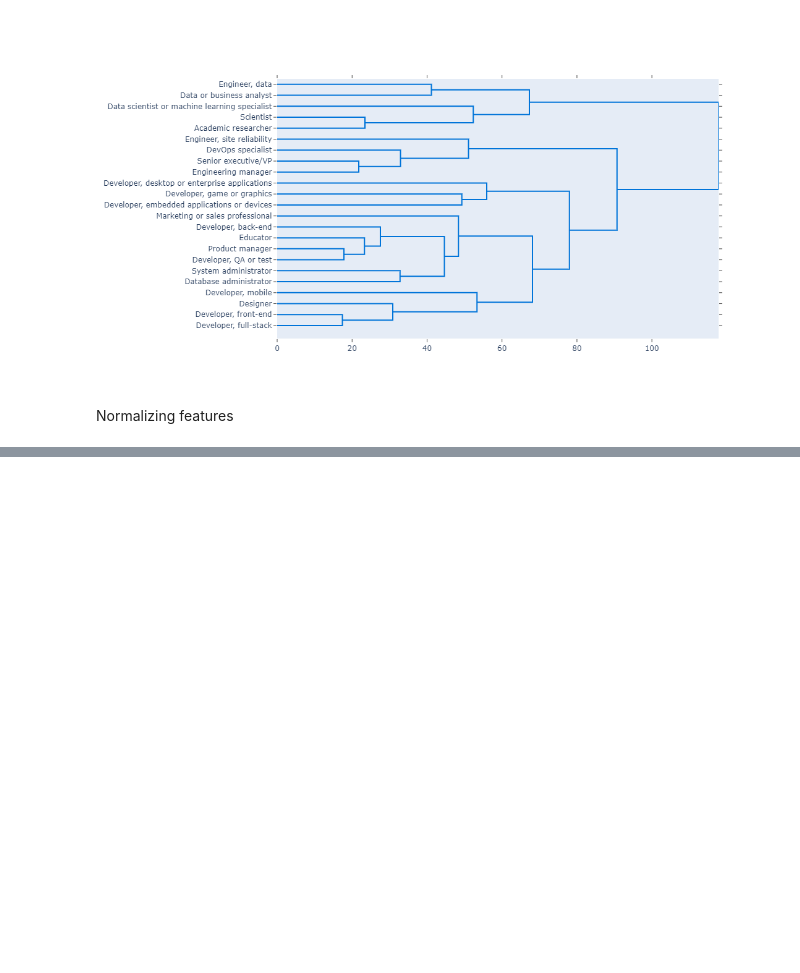
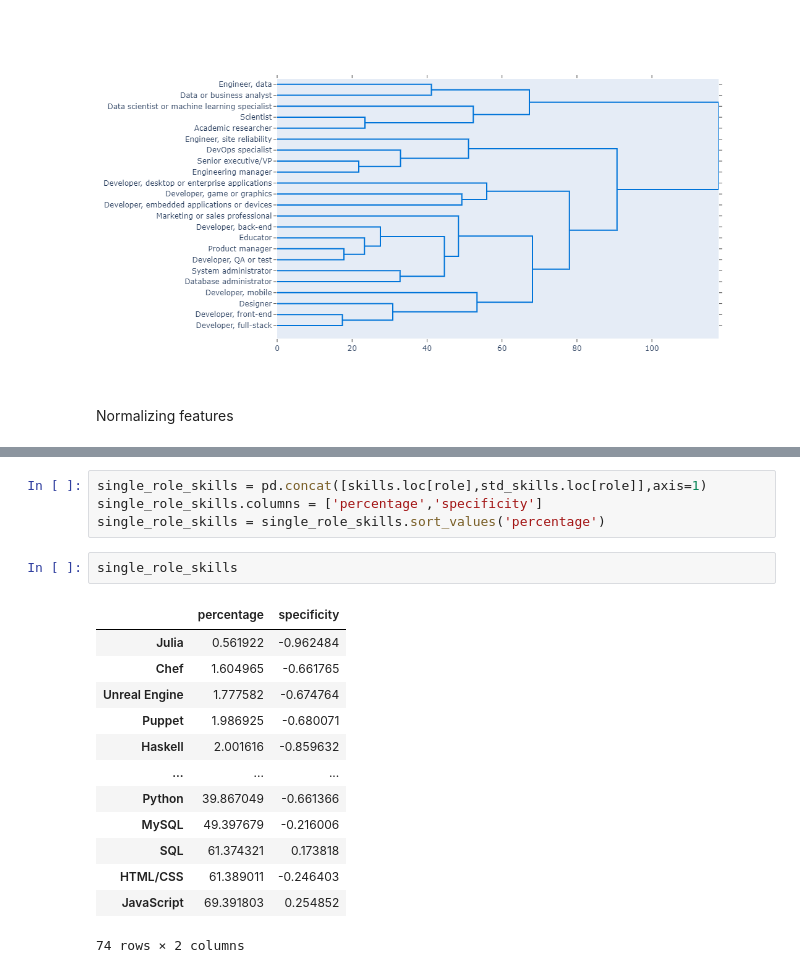
Before and after one commit to fadyelgawly92/ITI_ds_live, a Jupyter notebook: notebooks/01_analytics.ipynb, the cells around one changed output, grey strips where cells are left out. Drawn from its saved outputs; the diff is of its cells as text; blank space fills up the shorter version.

```diff
--- a/notebooks/02_exploration.ipynb
+++ b/notebooks/01_analytics.ipynb
@@ -213,0 +285,20 @@ Normalizing features
+# %%
+single_role_skills = pd.concat([skills.loc[role],std_skills.loc[role]],axis=1)
+single_role_skills.columns = ['percentage','specificity']
+single_role_skills = single_role_skills.sort_values('percentage')
+# %%
+single_role_skills
+# %% [output]
+|  | percentage | specificity |
+| Julia | 0.561922 | -0.962484 |
+| Chef | 1.604965 | -0.661765 |
+| Unreal Engine | 1.777582 | -0.674764 |
+| Puppet | 1.986925 | -0.680071 |
+| Haskell | 2.001616 | -0.859632 |
+| ... | ... | ... |
+| Python | 39.867049 | -0.661366 |
+| MySQL | 49.397679 | -0.216006 |
+| SQL | 61.374321 | 0.173818 |
+| HTML/CSS | 61.389011 | -0.246403 |
+| JavaScript | 69.391803 | 0.254852 |
+74 rows × 2 columns
```
Also changed, not shown: parts of 12 cells of this notebook.
